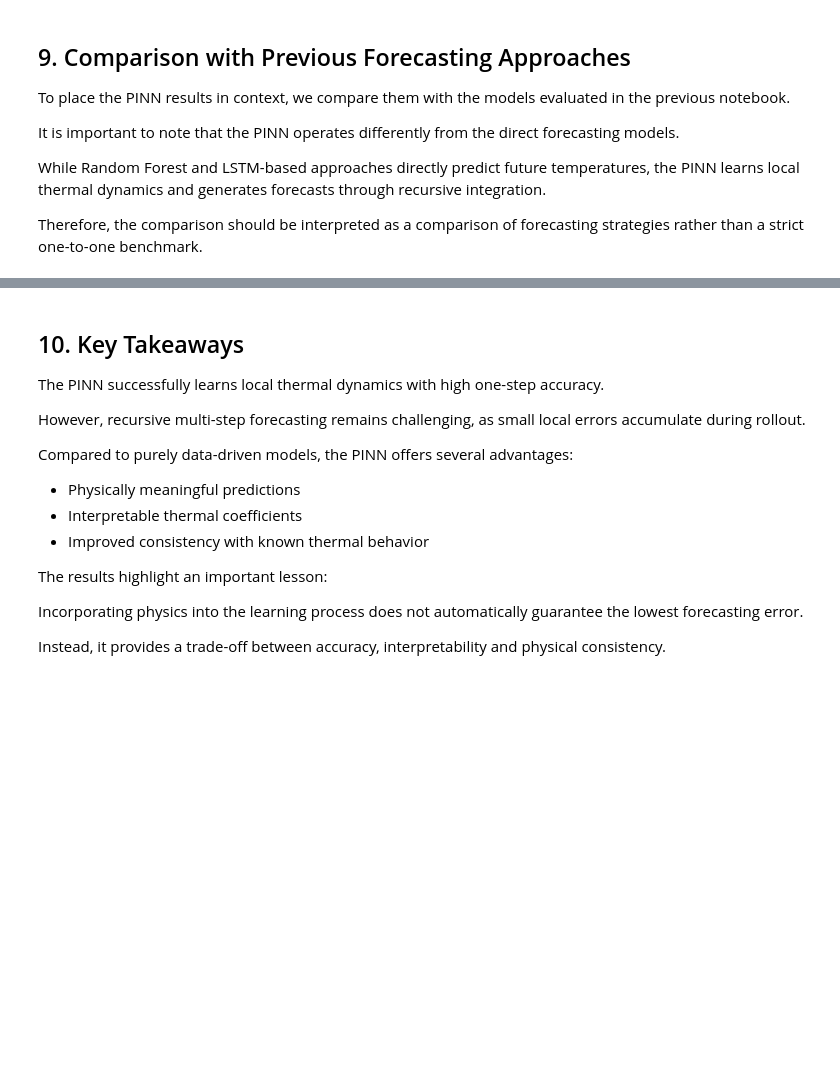
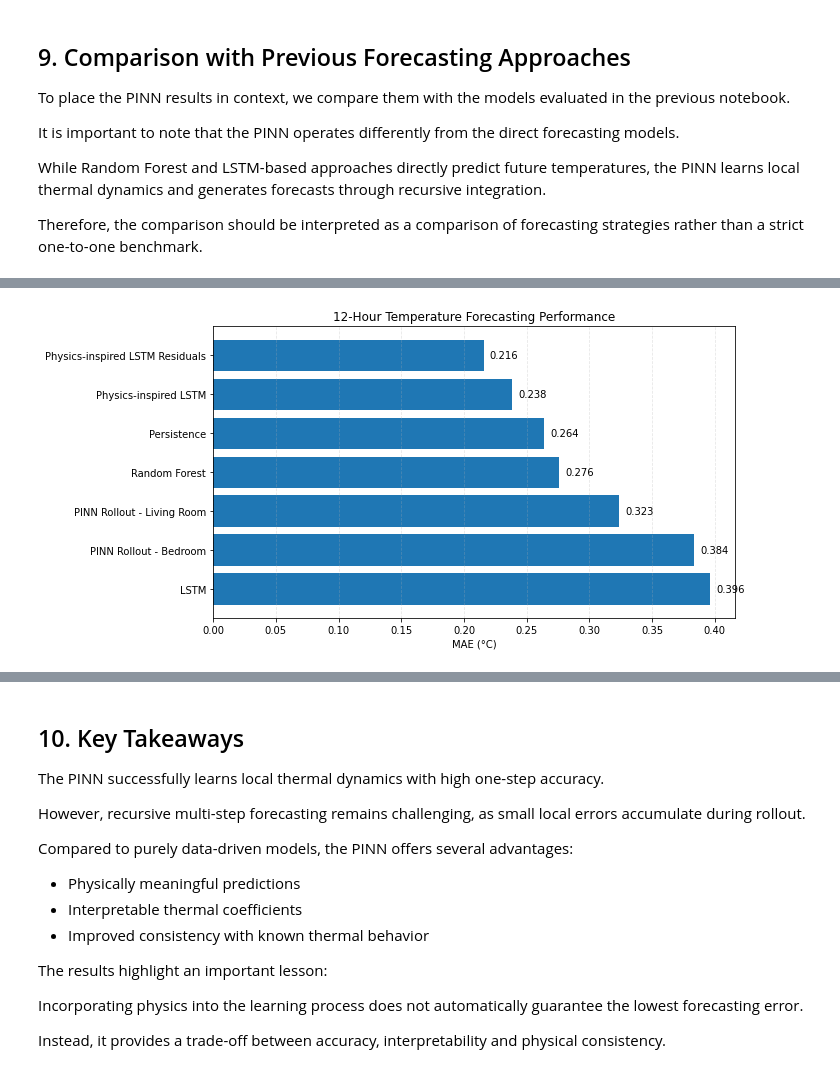
Before and after one commit to sotdousk/residential-thermal-digital-twin, a Jupyter notebook: notebooks/07_pinn_temperature_model.ipynb, the cells around one changed output, grey strips where cells are left out. Cells and saved outputs as stored; diff of their text form; code cells hidden in the pictures; blank space fills up the shorter version.

Commit message:
Add comparative barplot with MAE values

```diff
--- a/notebooks/07_pinn_temperature_model.ipynb
+++ b/notebooks/07_pinn_temperature_model.ipynb
@@ -697,3 +697,39 @@ comparison_df
+# %%
+# Sort by MAE (best first)
+plot_df = comparison_df.sort_values("MAE", ascending=False)
+
+plt.figure(figsize=(10, 5))
+
+bars = plt.barh(
+    plot_df["Model"],
+    plot_df["MAE"]
+)
+
+plt.xlabel("MAE (°C)")
+plt.title("12-Hour Temperature Forecasting Performance")
+
+# Add values at bar ends
+for bar in bars:
+    width = bar.get_width()
+    plt.text(
+        width + 0.005,
+        bar.get_y() + bar.get_height()/2,
+        f"{width:.3f}",
+        va="center"
+    )
+
+plt.grid(axis="x", linestyle="--", alpha=0.3)
+plt.tight_layout()
+
+plt.savefig(
+    "../reports/figures/07_pinn_temperature_model/forecasting_model_comparison_mae.png",
+    dpi=300,
+    bbox_inches="tight"
+)
+
+plt.show()
+# %% [output]
+[figure, added]
 # %%
 pinn_local_df = pd.DataFrame([
     {"Room": "Living Room", "Task": "One-step dT/dt", "MAE": metrics_one_step_dTdt["salon"]["MAE"], "RMSE": metrics_one_step_dTdt["salon"]["RMSE"]},
```
Also changed, not shown: parts of 11 cells of this notebook, 5 other files.
